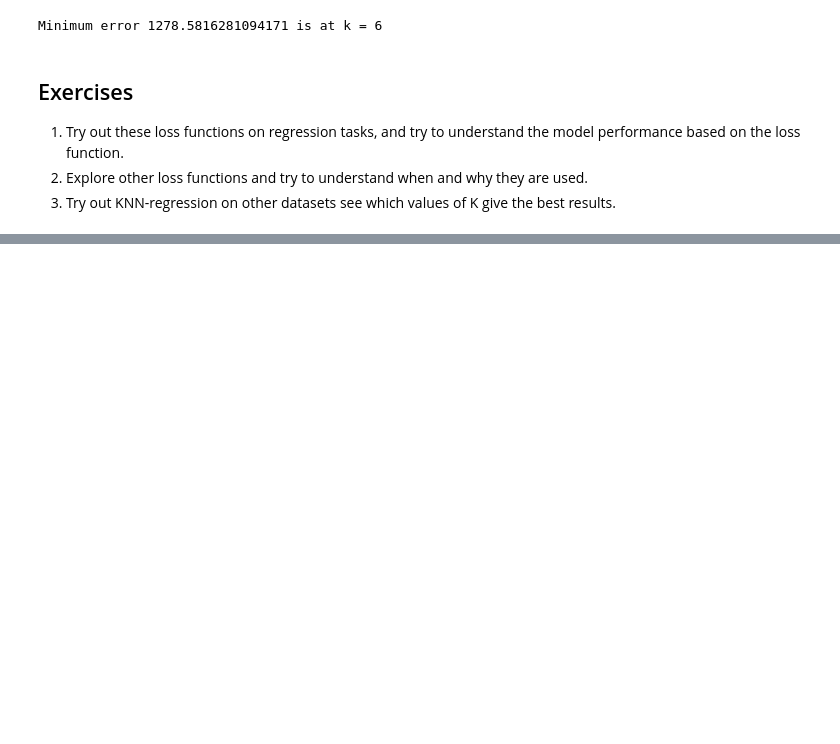
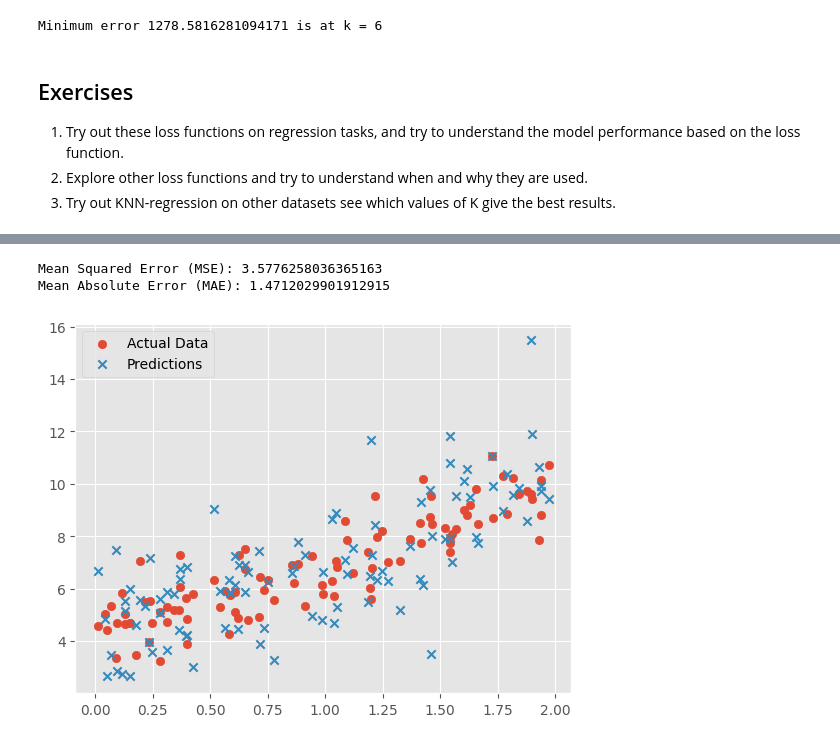
Before and after one commit to Jagathateja/FMML_Projects_and_labs, a Jupyter notebook: Regression_Lab_2.ipynb, the cells around one changed output, grey strips where cells are left out. Drawn from its saved outputs; the diff is of its cells as text; code cells hidden in the pictures; blank space fills up the shorter version.

```diff
--- a/Regression_Lab_2.ipynb
+++ b/Regression_Lab_2.ipynb
@@ -259,0 +292,30 @@ Minimum error 1278.5816281094171 is at k = 6
+# %%
+import numpy as np
+import matplotlib.pyplot as plt
+from sklearn.metrics import mean_squared_error, mean_absolute_error
+
+# Generate synthetic data
+np.random.seed(42)
+X = 2 * np.random.rand(100, 1)
+y = 4 + 3 * X + np.random.randn(100, 1)
+
+# Predictions with some noise
+y_pred = 4 + 3 * X + 1.5 * np.random.randn(100, 1)
+
+# Mean Squared Error (MSE)
+mse = mean_squared_error(y, y_pred)
+print("Mean Squared Error (MSE):", mse)
+
+# Mean Absolute Error (MAE)
+mae = mean_absolute_error(y, y_pred)
+print("Mean Absolute Error (MAE):", mae)
+
+# Visualize the data and predictions
+plt.scatter(X, y, label='Actual Data')
+plt.scatter(X, y_pred, label='Predictions', marker='x')
+plt.legend()
+plt.show()
+# %% [output]
+Mean Squared Error (MSE): 3.5776258036365163
+Mean Absolute Error (MAE): 1.4712029901912915
+[figure, added]
```
Also changed, not shown: parts of 4 cells of this notebook.
